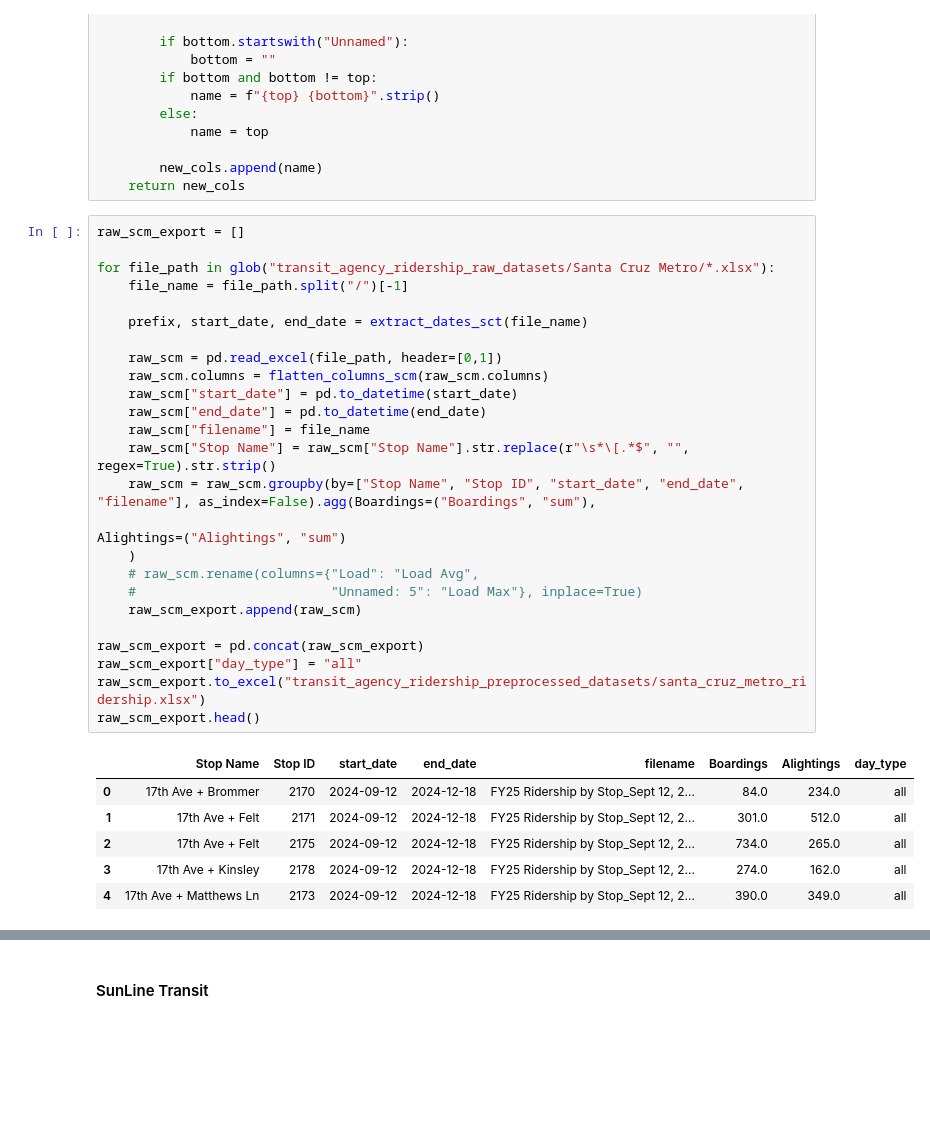
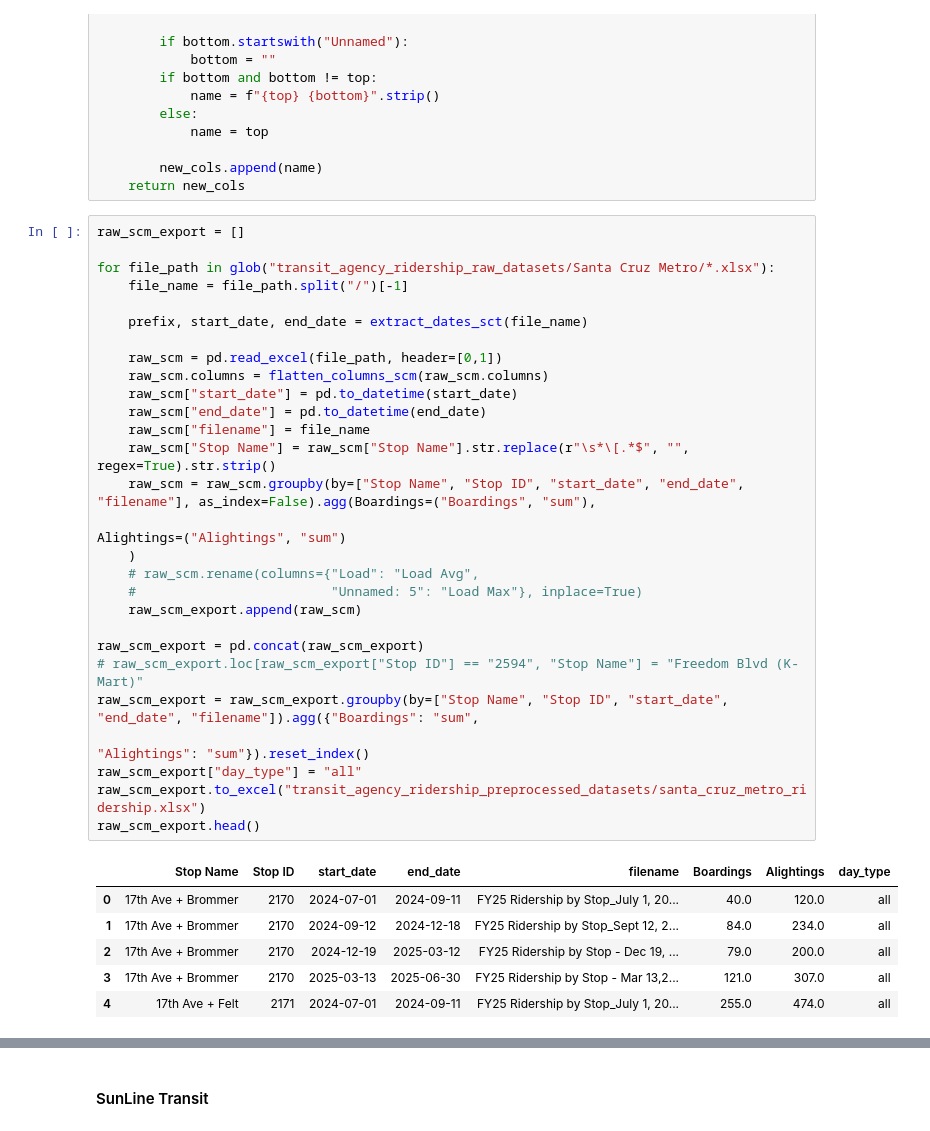
Before and after one commit to cal-itp/transit-ridership-analytics, a Jupyter notebook: Pre-process.ipynb, the cells around one changed output, grey strips where cells are left out. Saved outputs shown, nothing was run; the diff lists cells and outputs as text; blank space fills up the shorter version.

```diff
--- a/Pre-process.ipynb
+++ b/Pre-process.ipynb
@@ -601,32 +581,35 @@ def flatten_columns_scm(columns):
 # %%
 raw_scm_export = []
 
 for file_path in glob("transit_agency_ridership_raw_datasets/Santa Cruz Metro/*.xlsx"):
     file_name = file_path.split("/")[-1]
 
     prefix, start_date, end_date = extract_dates_sct(file_name)
 
     raw_scm = pd.read_excel(file_path, header=[0,1])
     raw_scm.columns = flatten_columns_scm(raw_scm.columns)
     raw_scm["start_date"] = pd.to_datetime(start_date)
     raw_scm["end_date"] = pd.to_datetime(end_date)
     raw_scm["filename"] = file_name
     raw_scm["Stop Name"] = raw_scm["Stop Name"].str.replace(r"\s*\[.*$", "", regex=True).str.strip()
     raw_scm = raw_scm.groupby(by=["Stop Name", "Stop ID", "start_date", "end_date", "filename"], as_index=False).agg(Boardings=("Boardings", "sum"),
                                                                                                                                  Alightings=("Alightings", "sum")
     )
     # raw_scm.rename(columns={"Load": "Load Avg",
     #                         "Unnamed: 5": "Load Max"}, inplace=True)
     raw_scm_export.append(raw_scm)
 
 raw_scm_export = pd.concat(raw_scm_export)
+# raw_scm_export.loc[raw_scm_export["Stop ID"] == "2594", "Stop Name"] = "Freedom Blvd (K-Mart)"
+raw_scm_export = raw_scm_export.groupby(by=["Stop Name", "Stop ID", "start_date", "end_date", "filename"]).agg({"Boardings": "sum",
+                                                                                                                "Alightings": "sum"}).reset_index()
 raw_scm_export["day_type"] = "all"
 raw_scm_export.to_excel("transit_agency_ridership_preprocessed_datasets/santa_cruz_metro_ridership.xlsx")
 raw_scm_export.head()
 # %% [output]
 |  | Stop Name | Stop ID | start_date | end_date | filename | Boardings | Alightings | day_type |
-| 0 | 17th Ave + Brommer | 2170 | 2024-09-12 | 2024-12-18 | FY25 Ridership by Stop_Sept 12, 2... | 84.0 | 234.0 | all |
-| 1 | 17th Ave + Felt | 2171 | 2024-09-12 | 2024-12-18 | FY25 Ridership by Stop_Sept 12, 2... | 301.0 | 512.0 | all |
-| 2 | 17th Ave + Felt | 2175 | 2024-09-12 | 2024-12-18 | FY25 Ridership by Stop_Sept 12, 2... | 734.0 | 265.0 | all |
-| 3 | 17th Ave + Kinsley | 2178 | 2024-09-12 | 2024-12-18 | FY25 Ridership by Stop_Sept 12, 2... | 274.0 | 162.0 | all |
-| 4 | 17th Ave + Matthews Ln | 2173 | 2024-09-12 | 2024-12-18 | FY25 Ridership by Stop_Sept 12, 2... | 390.0 | 349.0 | all |
+| 0 | 17th Ave + Brommer | 2170 | 2024-07-01 | 2024-09-11 | FY25 Ridership by Stop_July 1, 20... | 40.0 | 120.0 | all |
+| 1 | 17th Ave + Brommer | 2170 | 2024-09-12 | 2024-12-18 | FY25 Ridership by Stop_Sept 12, 2... | 84.0 | 234.0 | all |
+| 2 | 17th Ave + Brommer | 2170 | 2024-12-19 | 2025-03-12 | FY25 Ridership by Stop - Dec 19, ... | 79.0 | 200.0 | all |
+| 3 | 17th Ave + Brommer | 2170 | 2025-03-13 | 2025-06-30 | FY25 Ridership by Stop - Mar 13,2... | 121.0 | 307.0 | all |
+| 4 | 17th Ave + Felt | 2171 | 2024-07-01 | 2024-09-11 | FY25 Ridership by Stop_July 1, 20... | 255.0 | 474.0 | all |
```
Also changed, not shown: parts of 12 cells of this notebook, 6 other files.
